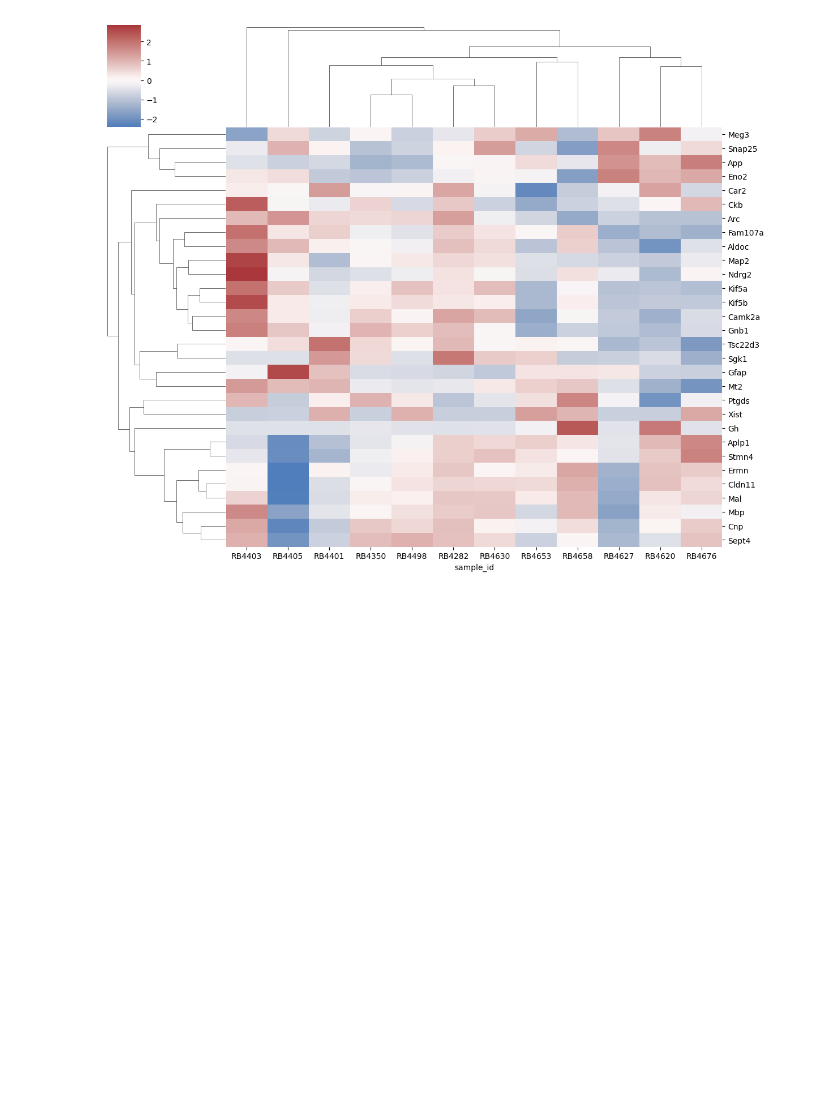
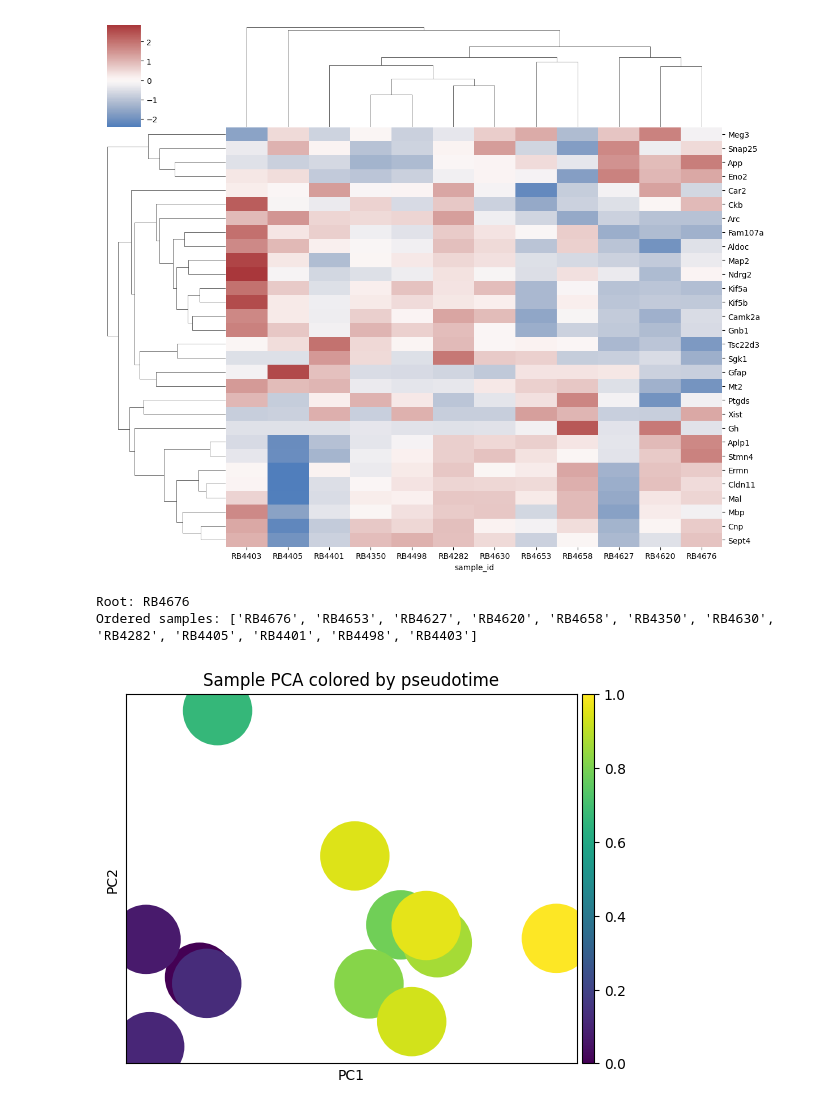
Before and after one commit to christoffermattssonlangseth/oligo-mtDSB, a Jupyter notebook: notebooks/5_tissue_wide_expression_differences.ipynb, the cells around one changed output. Drawn from its saved outputs; the diff is of its cells as text; code cells hidden in the pictures; blank space fills up the shorter version.

Commit message:
updated notebooks with notebooks populated with data

```diff
--- a/notebooks/5_tissue_wide_expression_differences.ipynb
+++ b/notebooks/5_tissue_wide_expression_differences.ipynb
@@ -35,7 +35,7 @@ markers.head()
 | 4 | RB4282 | Tsc22d3 | 41.420624 | 0.400506 | 0.0 | 0.0 |
 # %%
 marker_genes = pd.DataFrame({
-    group: adata.uns['rank_genes_groups']['names'][group][:5]
+    group: adata.uns['rank_genes_groups']['names'][group][:10]
     for group in adata.uns['rank_genes_groups']['names'].dtype.names
 })
 marker_genes.head()
@@ -372,3 +372,68 @@ sns.clustermap(
 plt.show()
 # %% [output]
 [figure]
+# %%
+import numpy as np
+import pandas as pd
+import scanpy as sc
+import matplotlib.pyplot as plt
+
+# ---------- 0) inputs ----------
+# assumes you already have: adata.obs["sample_id"]
+# (optionally subset to OLs beforehand)
+
+# define marker modules (edit if you like)
+stress_genes = [
+    "Sgk1","Ddit4","Tsc22d3","Pink1","Mt2","Hspa1a","Hspa1b","Hsph1","Dnajb1","Atf4","Atf5"
+]
+myelin_genes = [
+    "Mbp","Mog","Mag","Cnp","Cldn11","Mal","Ermn","Pllp","Aspa","Ugt8a","Ptgds","Car2","Sept4"
+]
+
+# ---------- 1) pseudobulk by sample ----------
+# average expression per sample (use mean; you can use sum for counts if desired)
+pb = adata.to_df().groupby(adata.obs["sample_id"]).mean()
+# store list of sample_ids
+sample_ids = pb.index.tolist()
+
+# ---------- 2) build a samples×genes AnnData ----------
+adata_pb = sc.AnnData(pb.values)
+adata_pb.obs.index = sample_ids
+adata_pb.var.index = pb.columns
+
+# ---------- 3) dimensionality reduction & pseudotime ----------
+# scale (z-score genes) for stability at sample level
+sc.pp.scale(adata_pb, max_value=10)
+sc.tl.pca(adata_pb, n_comps=10)
+sc.pp.neighbors(adata_pb, n_neighbors=min(6, adata_pb.n_obs-1), n_pcs=10)  # small graph; n_obs is small (12)
+sc.tl.diffmap(adata_pb)
+# pick a root sample automatically: lowest stress / highest myelin, or just the first
+# we'll choose the sample with minimal stress-minus-myelin score as root (control-like)
+# compute quick module summaries on *unscaled* pb
+def safe_mean(mat, genes):
+    g = [g for g in genes if g in mat.columns]
+    return mat[g].mean(axis=1) if len(g) else pd.Series(0, index=mat.index)
+
+stress_score_pb = safe_mean(pb, stress_genes)
+myelin_score_pb = safe_mean(pb, myelin_genes)
+# after neighbors + diffmap on adata_pb
+# choose a root sample (e.g., lowest stress − myelin)
+root_sample = (stress_score_pb - myelin_score_pb).idxmin()
+root_index  = list(adata_pb.obs_names).index(root_sample)
+
+# set the root index for DPT in .uns['iroot']
+adata_pb.uns['iroot'] = root_index
+
+# now run DPT (no root args here)
+sc.tl.dpt(adata_pb, n_dcs=5)
+
+# pseudotime is stored here:
+pt = adata_pb.obs['dpt_pseudotime']
+print("Root:", root_sample)
+print("Ordered samples:", list(pt.sort_values().index))
+# ---------- 4) plots: PCA & Diffusion colored by pseudotime ----------
+sc.pl.pca(adata_pb, color="dpt_pseudotime", title="Sample PCA colored by pseudotime")
+# %% [output]
+Root: RB4676
+Ordered samples: ['RB4676', 'RB4653', 'RB4627', 'RB4620', 'RB4658', 'RB4350', 'RB4630', 'RB4282', 'RB4405', 'RB4401', 'RB4498', 'RB4403']
+[figure, added]
```
Also changed, not shown: parts of 9 cells of this notebook, 2 other files.
